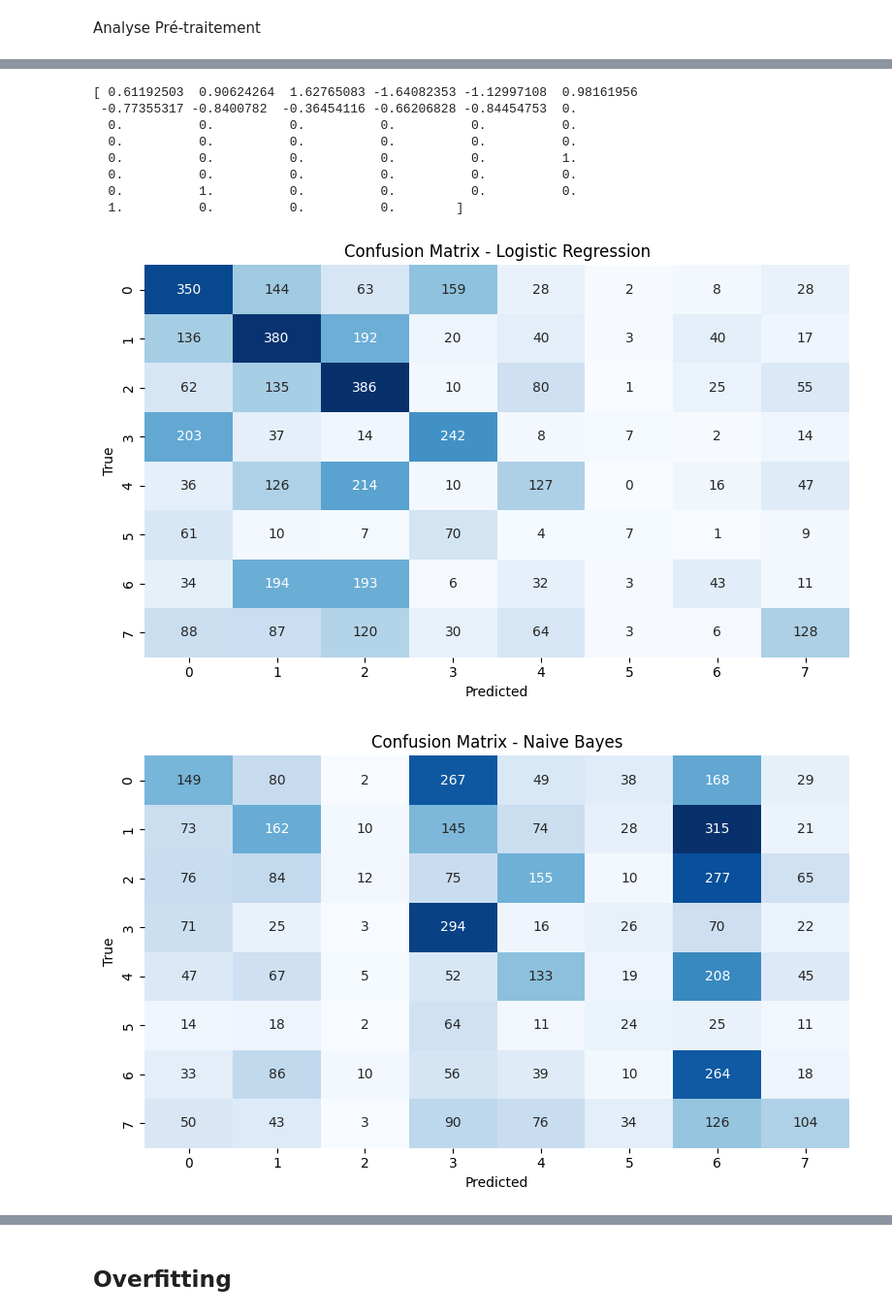
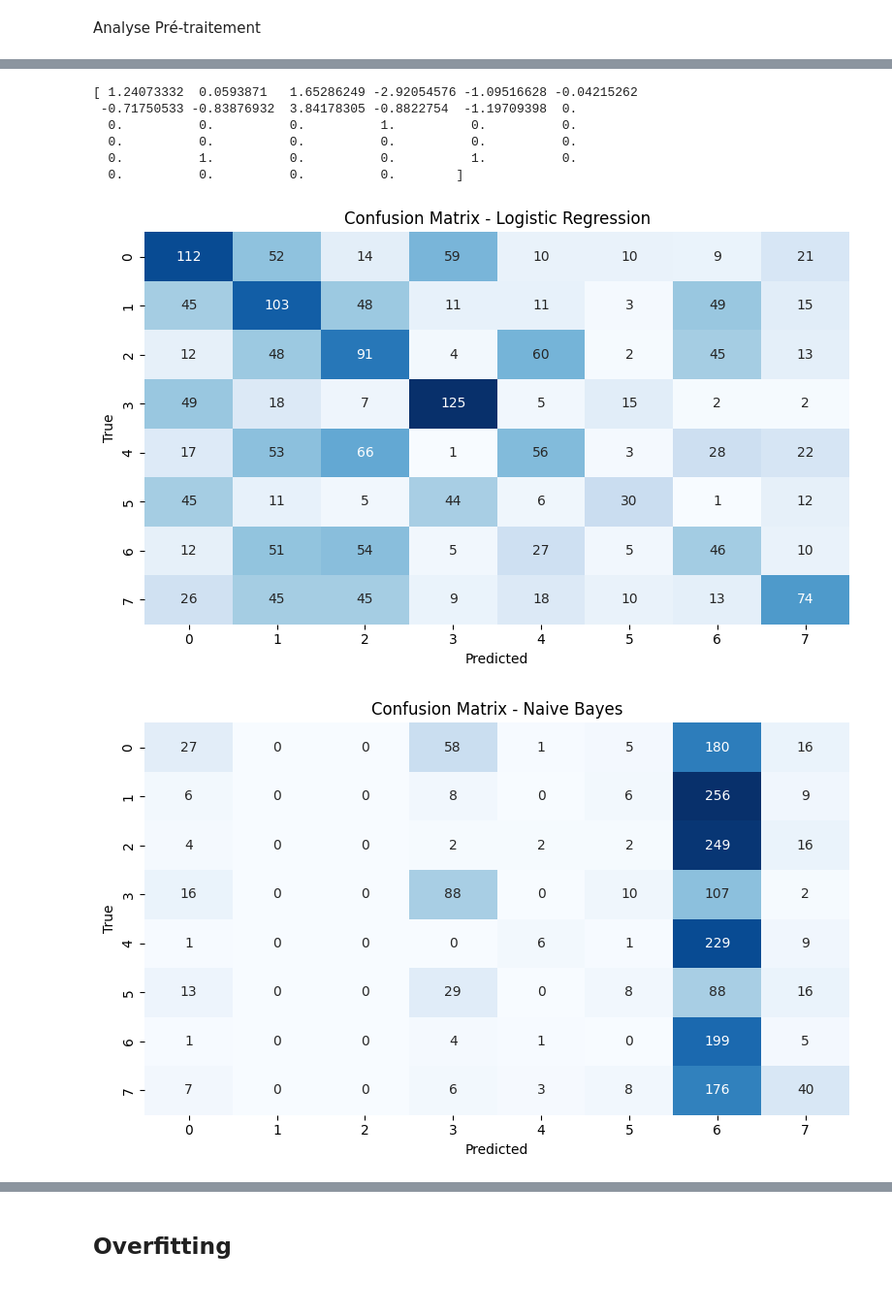
Before and after one commit to Drilly93/Spotfy_ML, a Jupyter notebook: ClassificationGenrePrediction.ipynb, the cells around one changed output, grey strips where cells are left out. Shown at 97% size. Cells and saved outputs as stored; diff of their text form; code cells hidden in the pictures.

```diff
--- a/ClassificationGenrePrediction.ipynb
+++ b/ClassificationGenrePrediction.ipynb
@@ -40,8 +28,9 @@ from sklearn.pipeline import Pipeline
 from sklearn.compose import ColumnTransformer
 from sklearn.preprocessing import StandardScaler, OneHotEncoder
 # %%
-spotify_df = pd.read_csv("Dataset/spotify_dataset_30k.csv")
-# On garde seulement 80% des données à extraire
+spotify_df = pd.read_csv("Dataset/spotify_dataset_class_balanced.csv")
+# spotify_df = spotify_df.sample(n=10000, random_state=42)
+# # On garde seulement 80% des données à extraire
 spotify_df_80, spotify_df_20= train_test_split(spotify_df, test_size=0.2, random_state=42)
 # %%
 numerical_features = [
@@ -65,16 +54,9 @@ categorical_features = [
 ]
 
 y = spotify_df_80["Main_genre_index"]
-X = spotify_df_80[audio_features]
+X = spotify_df_80[numerical_features + categorical_features ]
 
 X_train, X_test, y_train, y_test = train_test_split(X, y,test_size=0.2 )
-
-# models = []
-# models += [['Naive Bayes', GaussianNB()]]
-# models += [['SGD', OneVsOneClassifier(SGDClassifier())]]
-# models += [['Logistic', LogisticRegression(multi_class = 'ovr')]]
-# rand_forest = RandomForestClassifier(random_state = 42, min_samples_split = 5)
-# y.unique()
 # %%
 
 
@@ -89,26 +71,14 @@ X_train_pp = preprocessing.transform(X_train)
 X_test_pp = preprocessing.transform(X_test)
 print(X_test_pp[0])
 # %% [output]
-[ 0.61192503  0.90624264  1.62765083 -1.64082353 -1.12997108  0.98161956
- -0.77355317 -0.8400782  -0.36454116 -0.66206828 -0.84454753  0.
+[ 1.24073332  0.0593871   1.65286249 -2.92054576 -1.09516628 -0.04215262
+ -0.71750533 -0.83876932  3.84178305 -0.8822754  -1.19709398  0.
+  0.          0.          0.          1.          0.          0.
   0.          0.          0.          0.          0.          0.
-  0.          0.          0.          0.          0.          0.
-  0.          0.          0.          0.          0.          1.
-  0.          0.          0.          0.          0.          0.
-  0.          1.          0.          0.          0.          0.
-  1.          0.          0.          0.        ]
+  0.          1.          0.          0.          1.          0.
+  0.          0.          0.          0.        ]
 # %%
-from sklearn.linear_model import LogisticRegression
-from sklearn.naive_bayes import GaussianNB
-from sklearn.neighbors import KNeighborsClassifier
-from sklearn.ensemble import RandomForestClassifier
-from sklearn.svm import SVC
-from sklearn.neural_network import MLPClassifier
-from sklearn.metrics import accuracy_score, precision_score, recall_score, f1_score, confusion_matrix
-from sklearn.svm import LinearSVC
-
-import matplotlib.pyplot as plt
-import seaborn as sns
+import math
 
 # Modèles
 models = [
@@ -116,9 +86,7 @@ models = [
     GaussianNB(),
     KNeighborsClassifier(n_neighbors=5),
     RandomForestClassifier(n_estimators=100),
-    #LinearSVC(C=1, max_iter=2000, random_state=42),
-    #MLPClassifier(hidden_layer_sizes=(100, 50), max_iter=500, random_state=42)
-    MLPClassifier(hidden_layer_sizes=(50,),alpha=0.001,max_iter=200,early_stopping=True,n_iter_no_change=5,solver='adam',random_state=42)
+    DecisionTreeClassifier(random_state=42)  # Remplace MLP
 ]
 
 model_names = [
@@ -126,8 +94,7 @@ model_names = [
     'Naive Bayes',
     'KNN',
     'Random Forest',
-    #'SVM',  # ✅ Ajout du nom
-    'MLP'
+    'Decision Tree'  # Remplace 'MLP'
 ]
 
 # Initialisation
@@ -146,32 +113,32 @@ for i in range(n):
     name = model_names[i]
     models[i].fit(X_train_pp, y_train)
     y_train_pred = models[i].predict(X_train_pp)
     y_test_pred = models[i].predict(X_test_pp)
 
     # Stock des prédictions
     y_train_preds[name] = y_train_pred
     y_test_preds[name] = y_test_pred
 
     acc_train[i] = accuracy_score(y_train, y_train_pred)
     acc_test[i] = accuracy_score(y_test, y_test_pred)
     if(name=="SVM" or name=="MLP"):
         acc_cv[i] = 0
     else:
         acc_cv[i] = np.mean(cross_val_score(models[i], X_train_pp, y_train, cv=5, scoring='accuracy'))
 
     model_preci[i] = precision_score(y_test, y_test_pred, average='macro', zero_division=0)
     model_recall[i] = recall_score(y_test, y_test_pred, average='macro', zero_division=0)
     model_f1[i] = f1_score(y_test, y_test_pred, average='macro', zero_division=0)
 
     # Matrice de confusion
     cm = confusion_matrix(y_test, y_test_pred)
     plt.figure(figsize=(8, 5))
     sns.heatmap(cm, annot=True, fmt='d', cmap='Blues', cbar=False)
     plt.title(f"Confusion Matrix - {model_names[i]}")
     plt.xlabel("Predicted")
     plt.ylabel("True")
     plt.tight_layout()
     plt.show()
 # %% [output]
-[figure, old version]
+[figure, new version]
-[figure, old version]
+[figure, new version]
```
Also changed, not shown: parts of 17 cells of this notebook, 2 other files.
